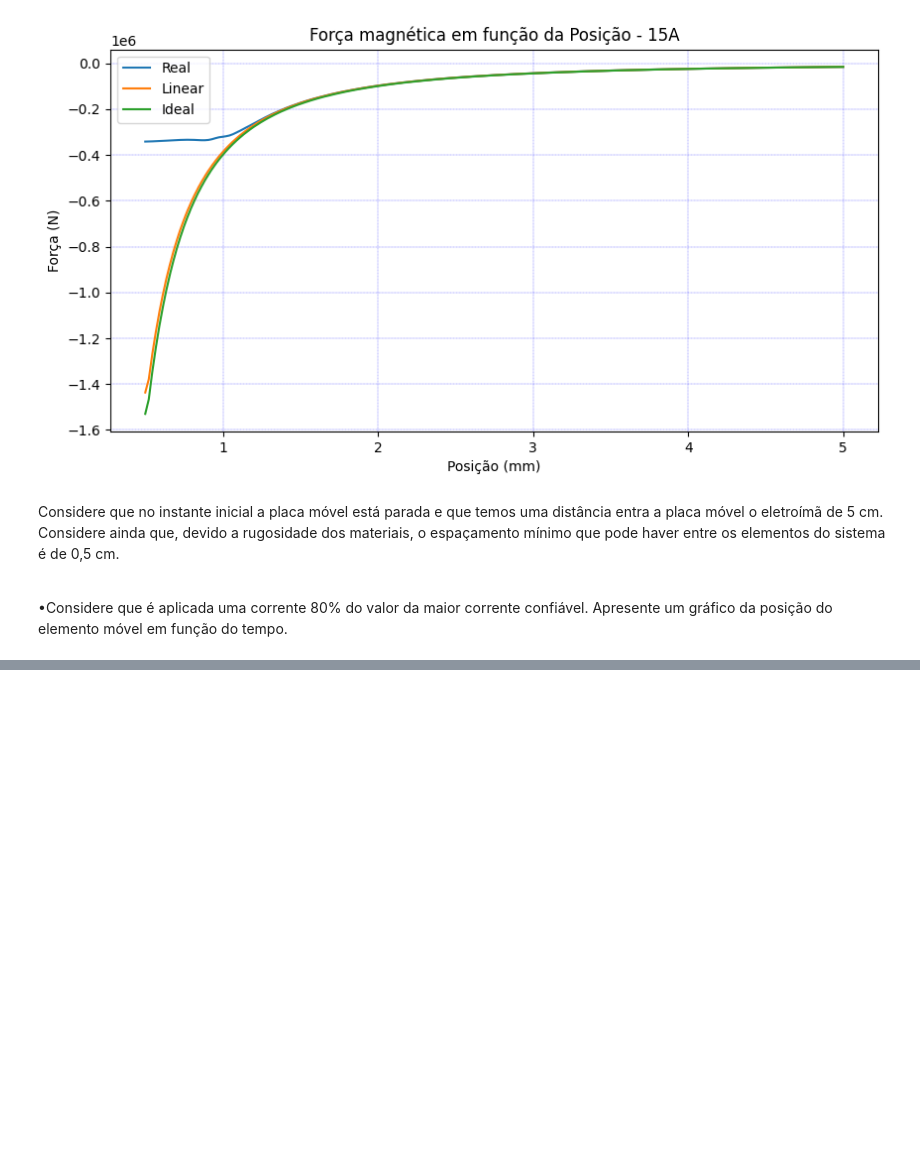
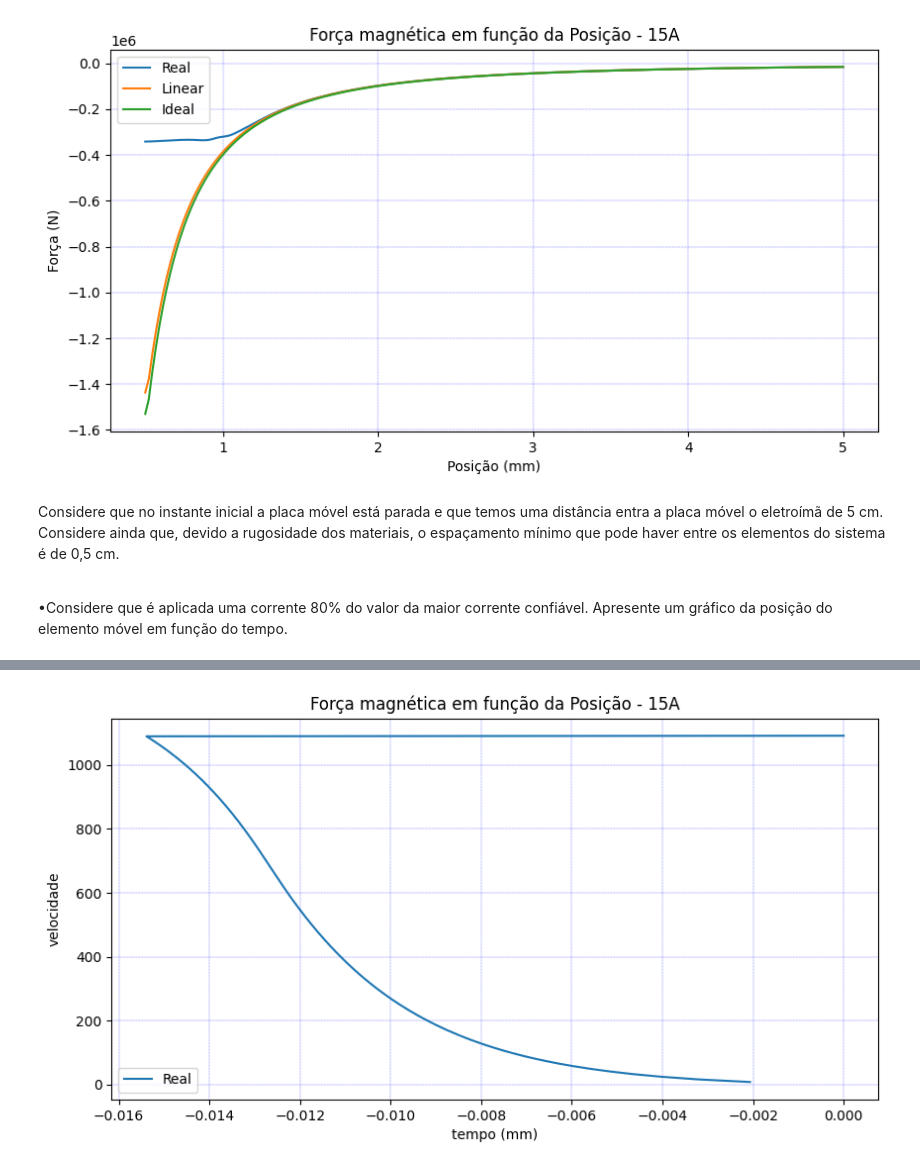
Before and after one commit to marcus-valmeida/Projeto-conversao, a Jupyter notebook: exercicio1/exercicio1.ipynb, the cells around one changed output, grey strips where cells are left out. Saved outputs shown, nothing was run; the diff lists cells and outputs as text; code cells hidden in the pictures; blank space fills up the shorter version.

```diff
--- a/exercicio1/exercicio1.ipynb
+++ b/exercicio1/exercicio1.ipynb
@@ -170,3 +175,15 @@ espaçamento mínimo que pode haver entre os elementos do sistema
 •Considere que é aplicada uma corrente 80% do valor da maior corrente
 confiável. Apresente um gráfico da posição do elemento móvel em função do
 tempo.
+# %%
+#temos uma corrente confiável quando usamos o Hmax e Bmax
+
+# If = (Hmax*Lc + Bmax*g0/U0)/N1
+g_min = 0.5*1e-2
+I_confiavel = ((np.max(CampoMagnetico) * Lc) + (np.max(DensidadeCampo) * g_min)/U0)/N1
+
+print(I_confiavel)
+
+# 80% da corrente confiável
+I_confiavel_80 = 0.8*I_confiavel
+print(I_confiavel_80)
@@ -172,0 +242,17 @@ tempo.
+# %%
+velocidade_final = velocidade(a)[1:]
+tempo_final = np.abs(tempo(velocidade_final))
+
+# ----- Plot -----
+plt.figure(figsize=[10,5])
+plt.plot(tempo_final[1:]*100, velocidade_final, label="Real")
+#plt.plot(posicao*100, Forca_linear, label="Linear")
+#plt.plot(posicao*100, Forca_ideal, label="Ideal")
+plt.xlabel("tempo (mm)")
+plt.ylabel("velocidade")
+plt.title("")
+plt.legend()
+plt.grid(True, which = 'both', linestyle = '--', linewidth = 0.2, color = 'blue')
+plt.show()
+# %% [output]
+[figure, added]
```
Also changed, not shown: parts of 3 cells of this notebook, 1 other file.
